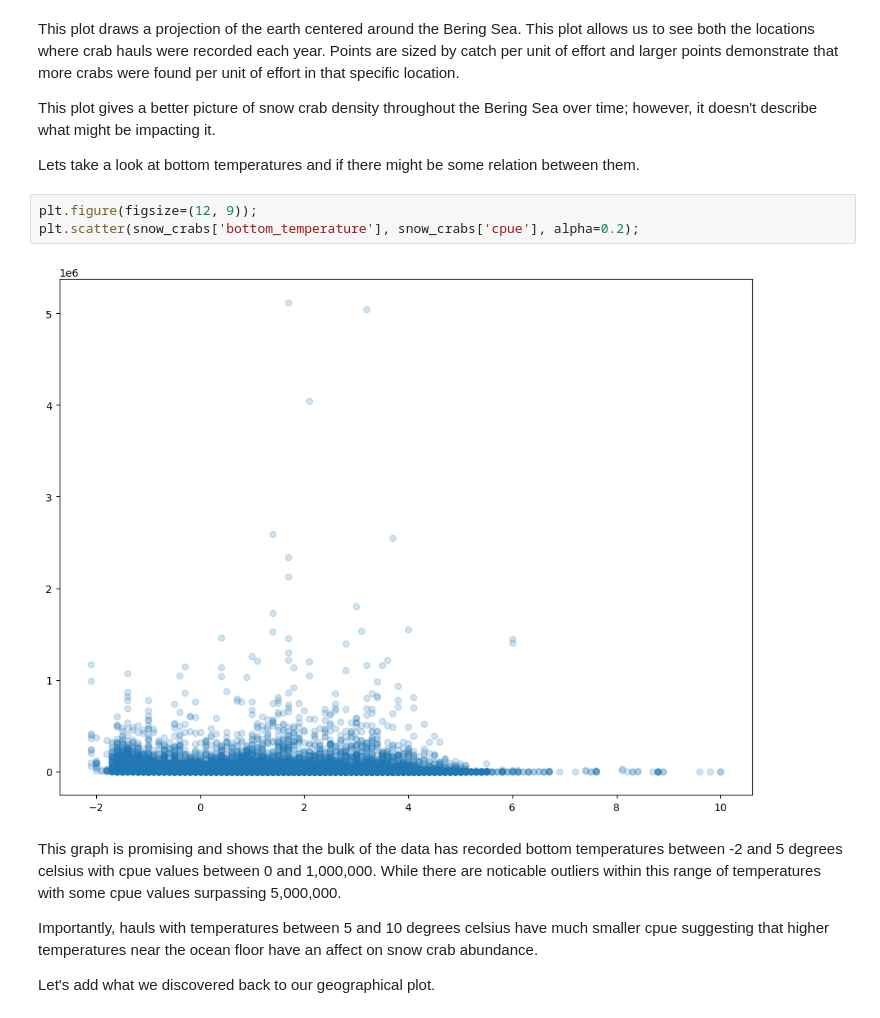
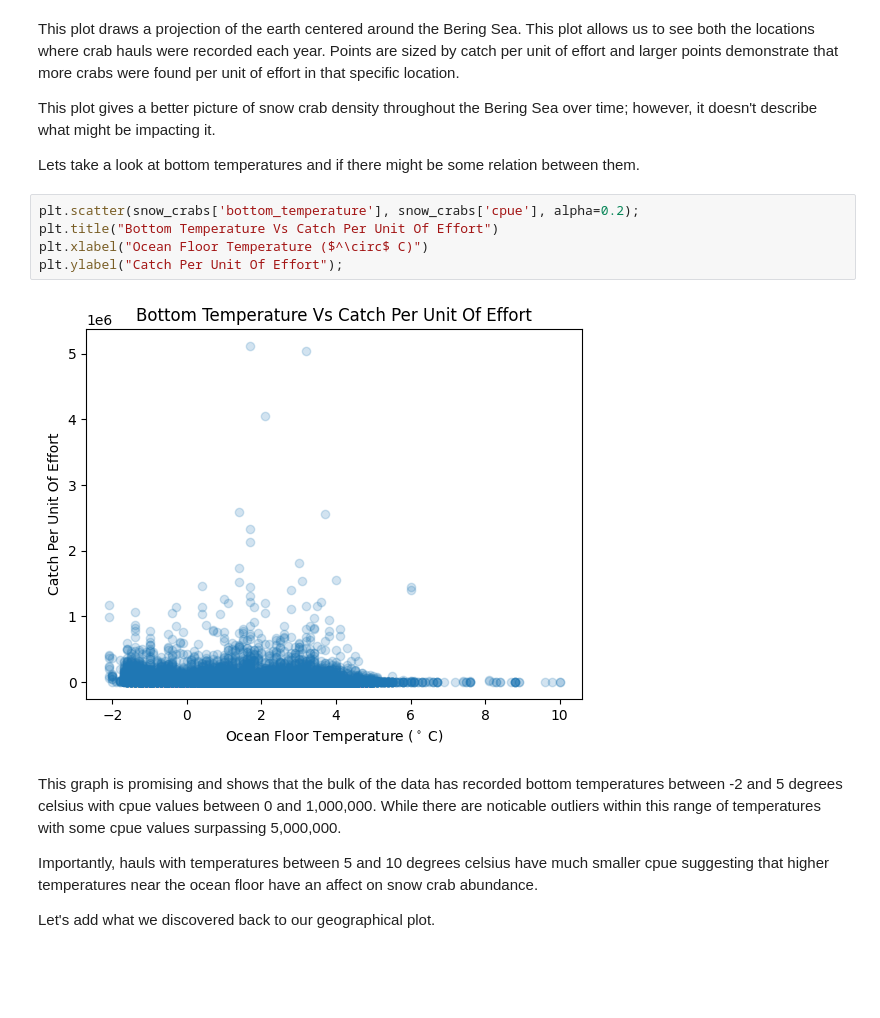
Before and after one commit to DS385Fall22/project-aaron-david-slc, a Jupyter notebook: project.ipynb, the cells around one changed output. Cells and saved outputs as stored; diff of their text form; blank space fills up the shorter version.

```diff
--- a/project.ipynb
+++ b/project.ipynb
@@ -93,10 +94,12 @@ This plot gives a better picture of snow crab density throughout the Bering Sea
 
 Lets take a look at bottom temperatures and if there might be some relation between them.
 # %%
-plt.figure(figsize=(12, 9));
 plt.scatter(snow_crabs['bottom_temperature'], snow_crabs['cpue'], alpha=0.2);
+plt.title("Bottom Temperature Vs Catch Per Unit Of Effort")
+plt.xlabel("Ocean Floor Temperature ($^\circ$ C)")
+plt.ylabel("Catch Per Unit Of Effort");
 # %% [output]
-[figure, old version]
+[figure, new version]
 # %% [markdown]
 This graph is promising and shows that the bulk of the data has recorded bottom temperatures between -2 and 5 degrees celsius with cpue values between 0 and 1,000,000. While there are noticable outliers within this range of temperatures with some cpue values surpassing 5,000,000.
 
```
Also changed, not shown: parts of 9 cells of this notebook.
